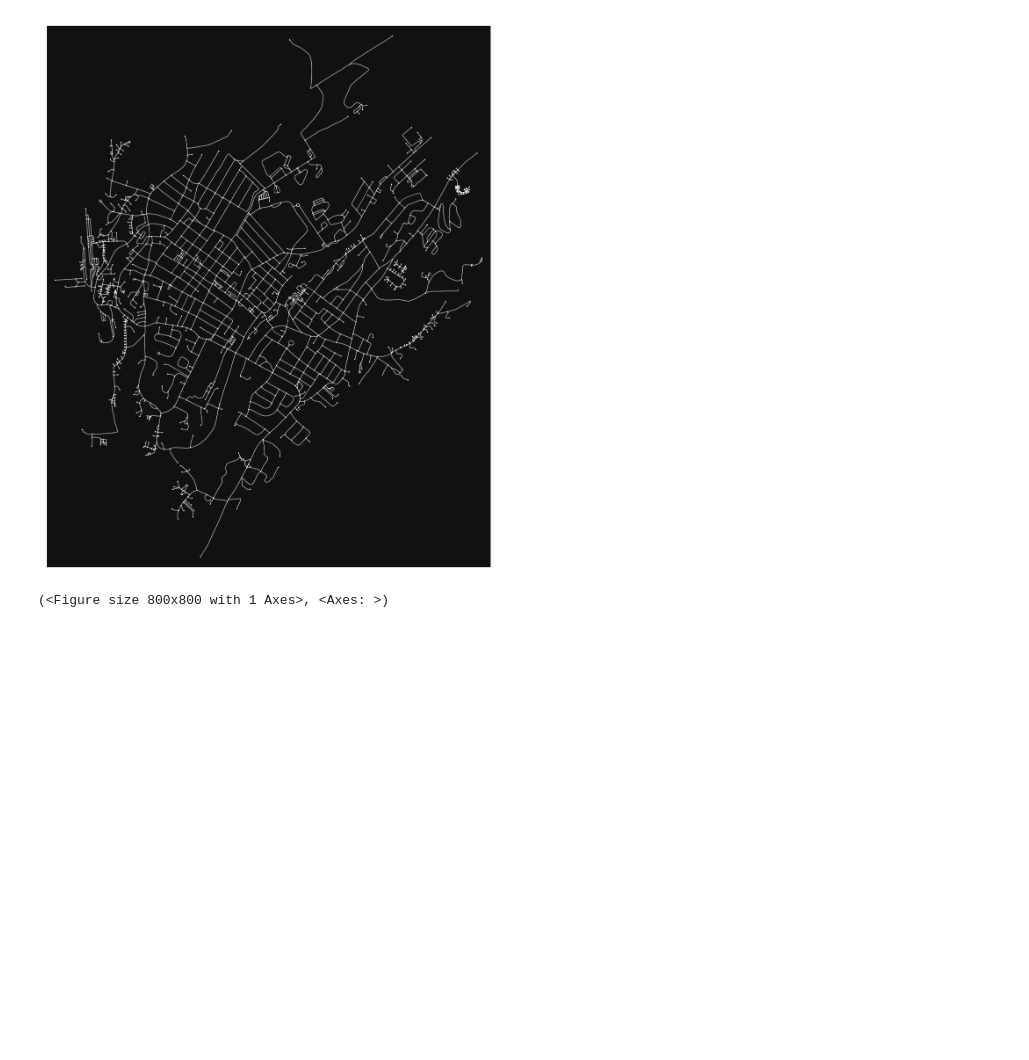
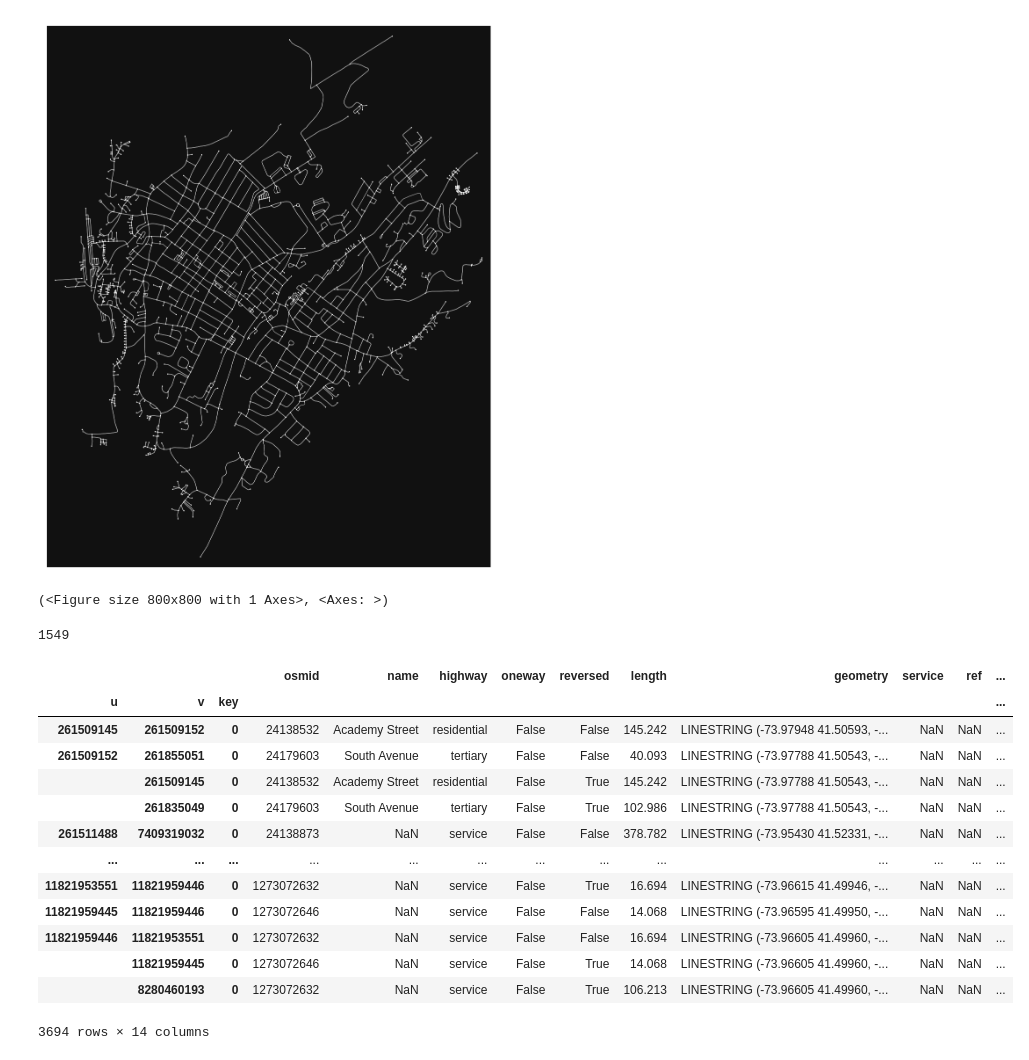
Before and after one commit to agupta01/metroscore, a Jupyter notebook: notebooks/etl.ipynb, the cells around one changed output. Saved outputs shown, nothing was run; the diff lists cells and outputs as text; code cells hidden in the pictures; blank space fills up the shorter version.

```diff
--- a/notebooks/etl.ipynb
+++ b/notebooks/etl.ipynb
@@ -105,3 +361,24 @@ ox.plot_graph(B, node_size=0.8, edge_linewidth=0.5)
 # %% [output]
 [figure]
 (<Figure size 800x800 with 1 Axes>, <Axes: >)
+# %%
+len(B.nodes)
+# %% [output]
+1549
+# %%
+ox.graph_to_gdfs(B, nodes=False, edges=True)
+# %% [output]
+|  |  |  | osmid | name | highway | oneway | reversed | length | geometry | service | ref | ... |
+| u | v | key |  |  |  |  |  |  |  |  |  | ... |
+| 261509145 | 261509152 | 0 | 24138532 | Academy Street | residential | False | False | 145.242 | LINESTRING (-73.97948 41.50593, -... | NaN | NaN | ... |
+| 261509152 | 261855051 | 0 | 24179603 | South Avenue | tertiary | False | False | 40.093 | LINESTRING (-73.97788 41.50543, -... | NaN | NaN | ... |
+|  | 261509145 | 0 | 24138532 | Academy Street | residential | False | True | 145.242 | LINESTRING (-73.97788 41.50543, -... | NaN | NaN | ... |
+|  | 261835049 | 0 | 24179603 | South Avenue | tertiary | False | True | 102.986 | LINESTRING (-73.97788 41.50543, -... | NaN | NaN | ... |
+| 261511488 | 7409319032 | 0 | 24138873 | NaN | service | False | False | 378.782 | LINESTRING (-73.95430 41.52331, -... | NaN | NaN | ... |
+| ... | ... | ... | ... | ... | ... | ... | ... | ... | ... | ... | ... | ... |
+| 11821953551 | 11821959446 | 0 | 1273072632 | NaN | service | False | True | 16.694 | LINESTRING (-73.96615 41.49946, -... | NaN | NaN | ... |
+| 11821959445 | 11821959446 | 0 | 1273072646 | NaN | service | False | False | 14.068 | LINESTRING (-73.96595 41.49950, -... | NaN | NaN | ... |
+| 11821959446 | 11821953551 | 0 | 1273072632 | NaN | service | False | False | 16.694 | LINESTRING (-73.96605 41.49960, -... | NaN | NaN | ... |
+|  | 11821959445 | 0 | 1273072646 | NaN | service | False | True | 14.068 | LINESTRING (-73.96605 41.49960, -... | NaN | NaN | ... |
+|  | 8280460193 | 0 | 1273072632 | NaN | service | False | True | 106.213 | LINESTRING (-73.96605 41.49960, -... | NaN | NaN | ... |
+3694 rows × 14 columns
```
Also changed, not shown: parts of 32 cells of this notebook, 3 other files.
